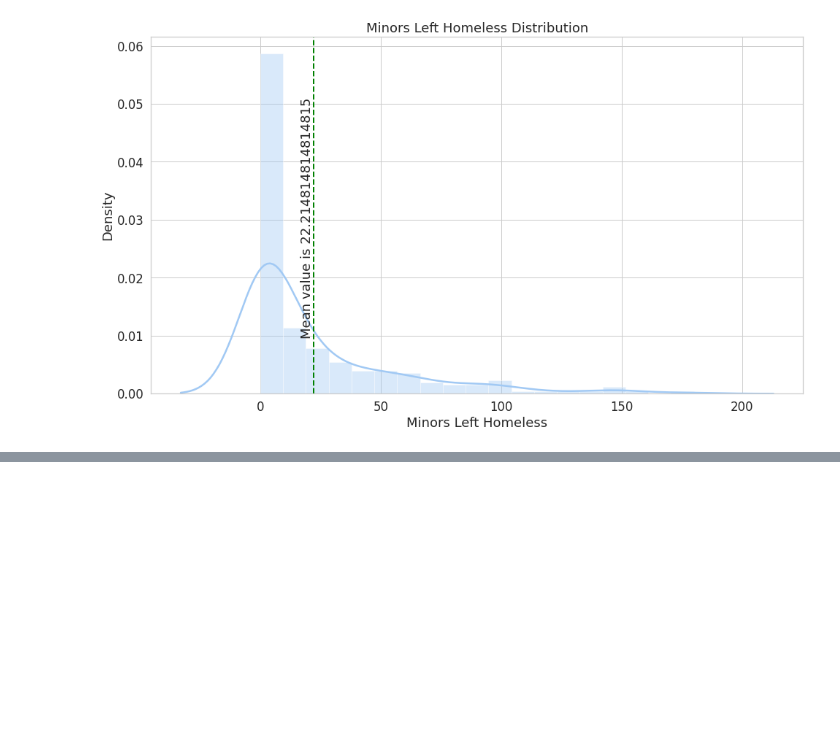
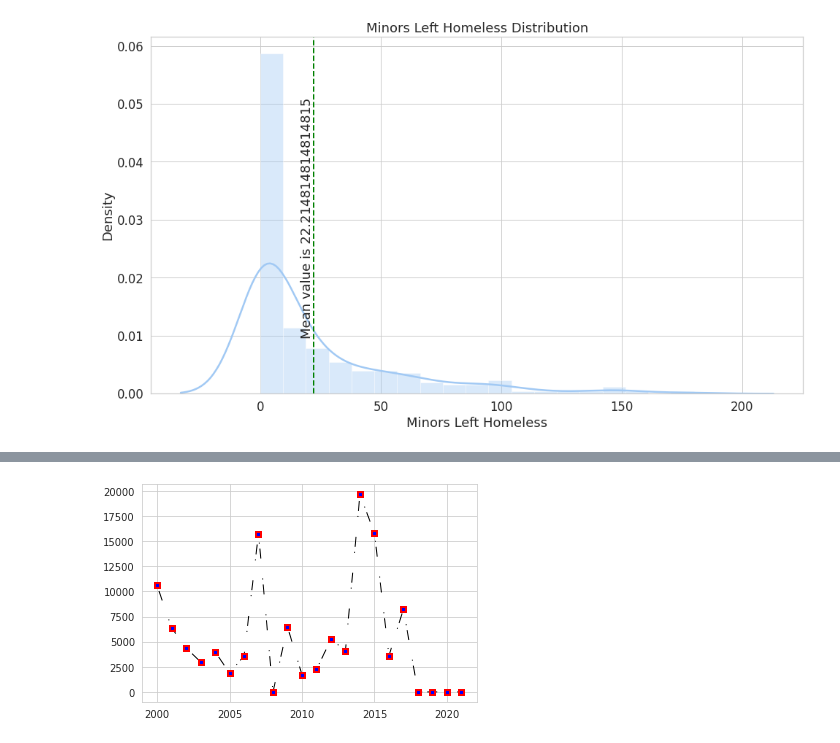
Before and after one commit to JaperTai77/Colab-notebook, a Jupyter notebook: Gaza_conflict.ipynb, the cells around one changed output, grey strips where cells are left out. Cells and saved outputs as stored; diff of their text form; code cells hidden in the pictures; blank space fills up the shorter version.

```diff
--- a/Gaza_conflict.ipynb
+++ b/Gaza_conflict.ipynb
@@ -222,0 +209,15 @@ fig.show()
+# %%
+ing_year = df2.replace('n/a',0).groupby('Year').agg({'Palestinians Injuries':['sum'],'Israelis Injuries':['sum']})
+# %%
+ing_year['sum'] = ing_year['Palestinians Injuries']+ing_year['Israelis Injuries']
+# %%
+fig,ax = plt.subplots(1,1)
+ax.xaxis.labelpad = 5
+ax.yaxis.labelpad = 5
+
+line = ax.plot(ing_year.index, ing_year['sum'], color="black", lw=1, marker='s', markersize=5,
+               markerfacecolor="blue", markeredgewidth=2, markeredgecolor="red");
+line[0].set_dashes([1,5,10,20]) # line length, space length
+plt.show()
+# %% [output]
+[figure, added]
```
Also changed, not shown: parts of 19 cells of this notebook.
